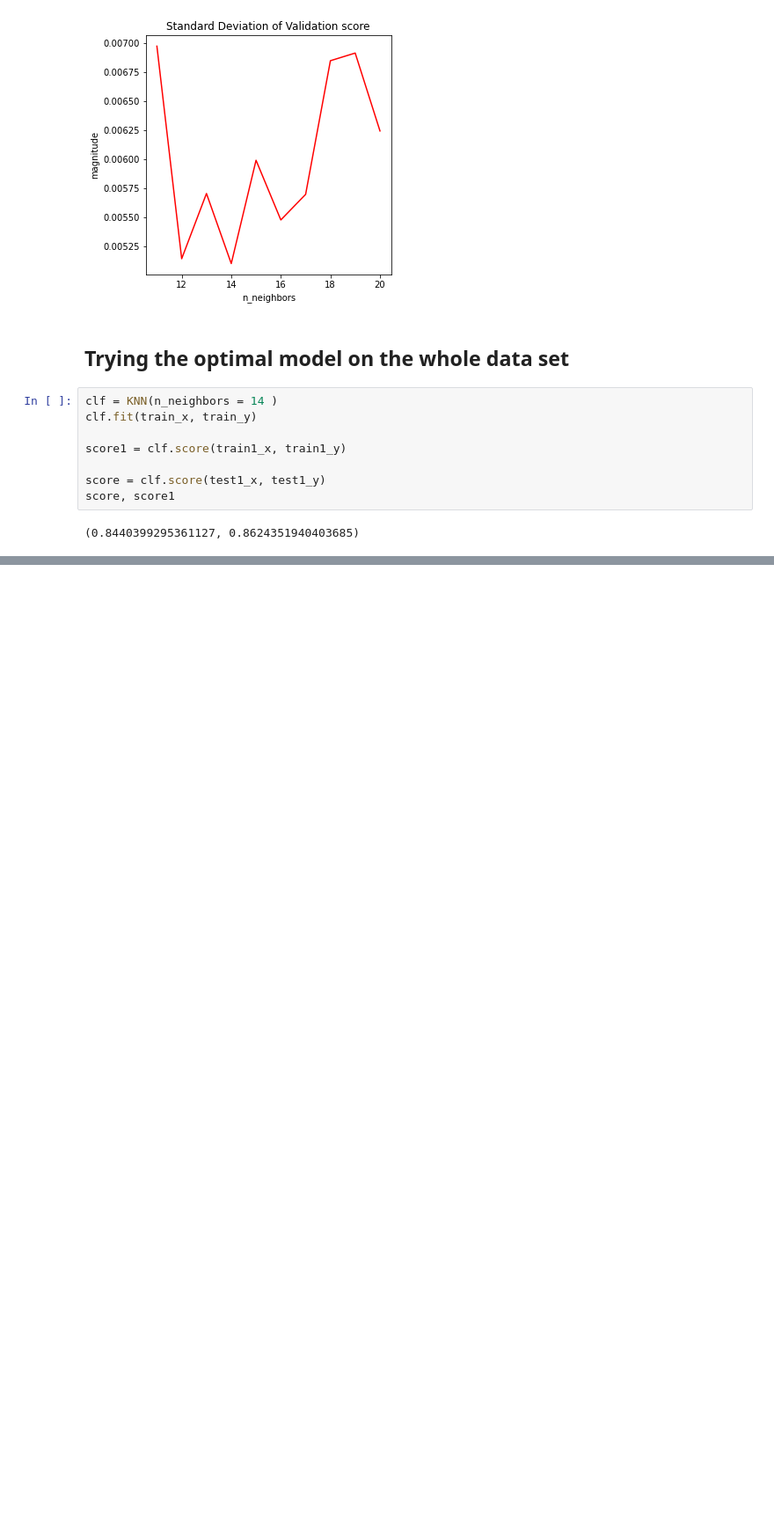
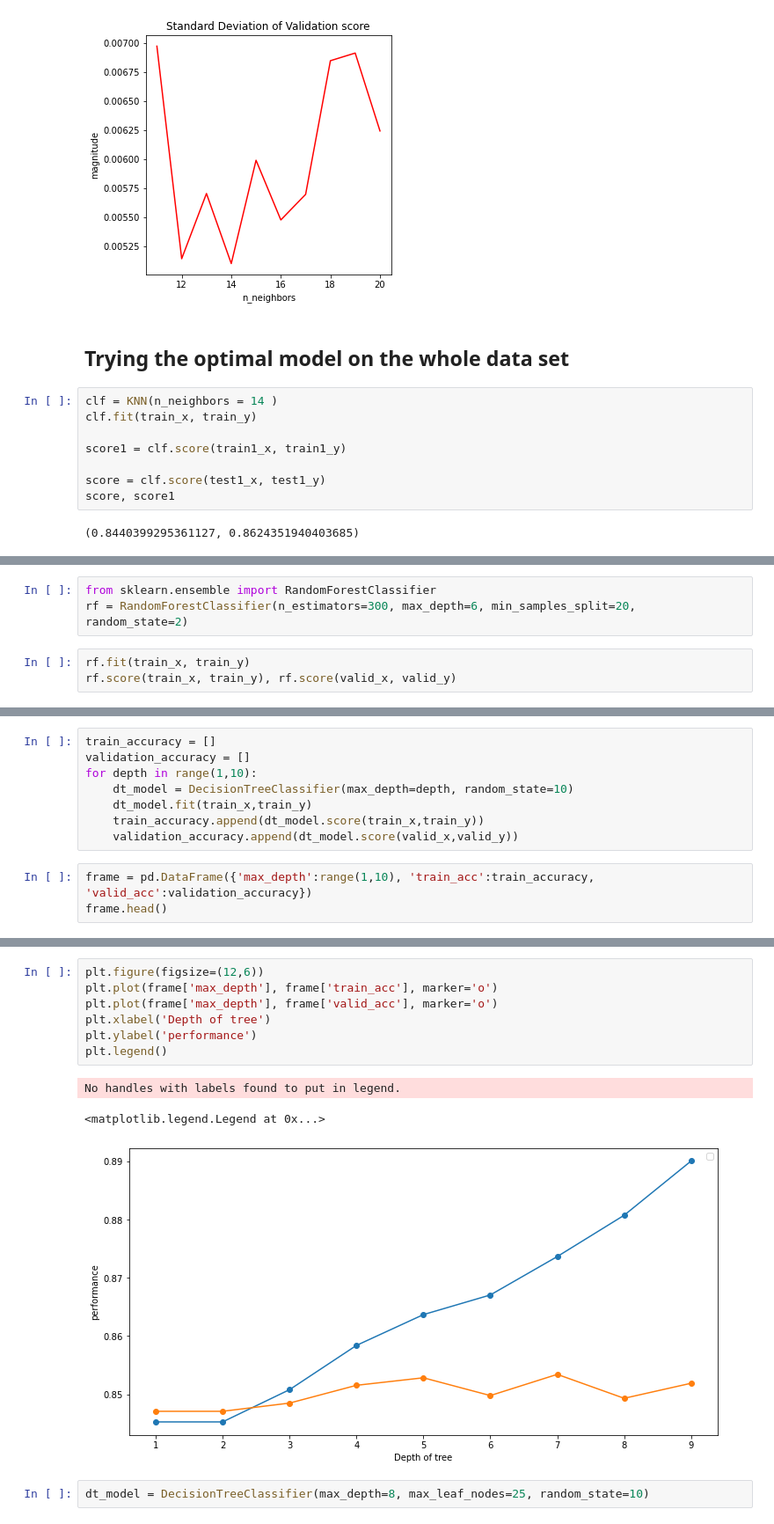
Before and after one commit to gadde5300/Customer_Churn_Prediction, a Jupyter notebook: CUSTOMER CHURN PREDICTION.ipynb, the cells around one changed output, grey strips where cells are left out. Shown: that part at 88% size. Drawn from its saved outputs; the diff is of its cells as text; blank space fills up the shorter version.

```diff
--- a/CUSTOMER CHURN PREDICTION.ipynb
+++ b/CUSTOMER CHURN PREDICTION.ipynb
@@ -830,0 +832,6 @@ score, score1
+# %%
+from sklearn.ensemble import RandomForestClassifier
+rf = RandomForestClassifier(n_estimators=300, max_depth=6, min_samples_split=20, random_state=2)
+# %%
+rf.fit(train_x, train_y)
+rf.score(train_x, train_y), rf.score(valid_x, valid_y)
@@ -830,0 +847,11 @@ score, score1
+# %%
+train_accuracy = []
+validation_accuracy = []
+for depth in range(1,10):
+    dt_model = DecisionTreeClassifier(max_depth=depth, random_state=10)
+    dt_model.fit(train_x,train_y)
+    train_accuracy.append(dt_model.score(train_x,train_y))
+    validation_accuracy.append(dt_model.score(valid_x,valid_y))
+# %%
+frame = pd.DataFrame({'max_depth':range(1,10), 'train_acc':train_accuracy, 'valid_acc':validation_accuracy})
+frame.head()
@@ -830,0 +865,13 @@ score, score1
+# %%
+plt.figure(figsize=(12,6))
+plt.plot(frame['max_depth'], frame['train_acc'], marker='o')
+plt.plot(frame['max_depth'], frame['valid_acc'], marker='o')
+plt.xlabel('Depth of tree')
+plt.ylabel('performance')
+plt.legend()
+# %% [output]
+No handles with labels found to put in legend.
+<matplotlib.legend.Legend at 0x...>
+[figure, added]
+# %%
+dt_model = DecisionTreeClassifier(max_depth=8, max_leaf_nodes=25, random_state=10)
```
Also changed, not shown: parts of 15 cells of this notebook.
